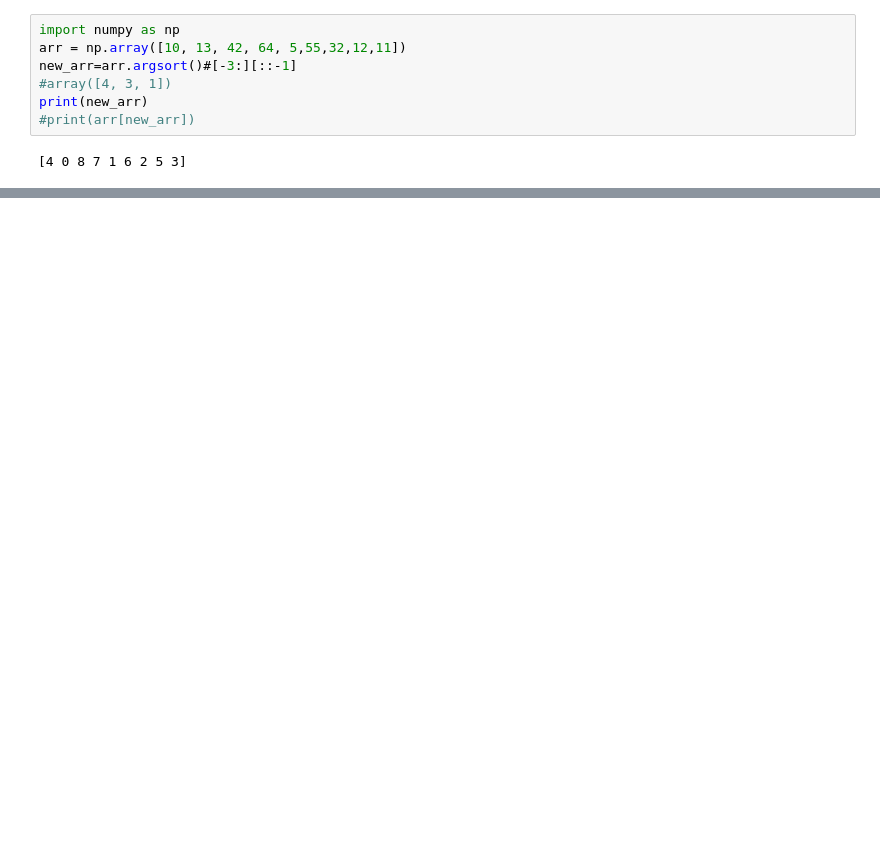
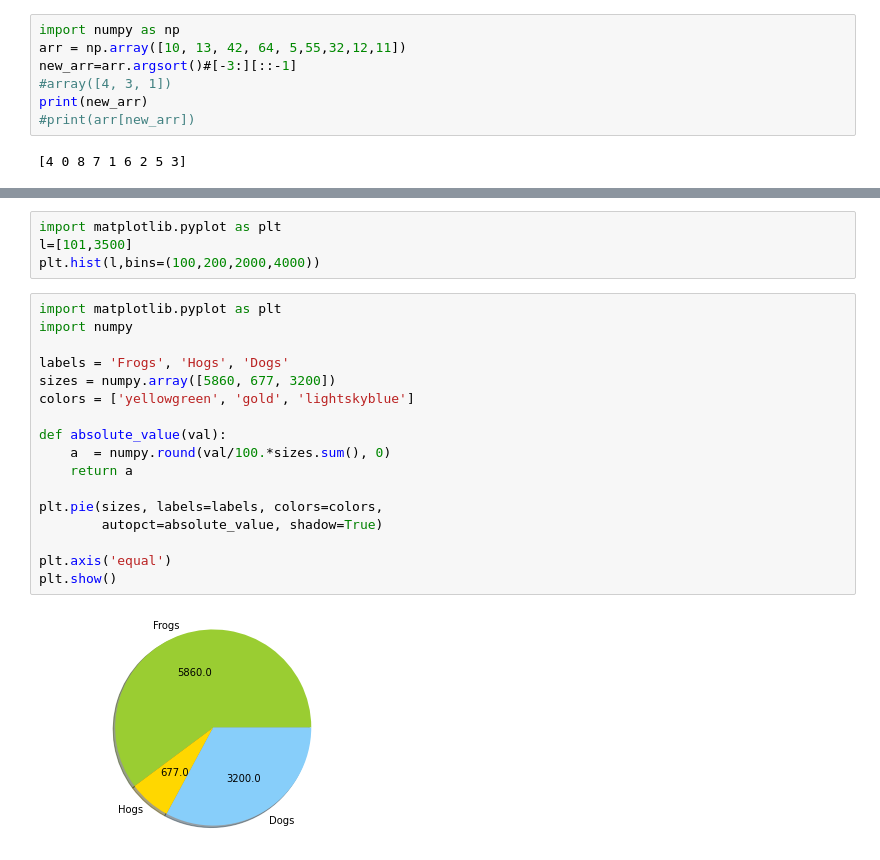
Before and after one commit to gunisha30/DS-and-ML, a Jupyter notebook: eda1.ipynb, the cells around one changed output, grey strips where cells are left out. Drawn from its saved outputs; the diff is of its cells as text; blank space fills up the shorter version.

```diff
--- a/eda1.ipynb
+++ b/eda1.ipynb
@@ -287,0 +314,23 @@ SystemExit: ignored
+# %%
+import matplotlib.pyplot as plt
+l=[101,3500]
+plt.hist(l,bins=(100,200,2000,4000))
+# %%
+import matplotlib.pyplot as plt
+import numpy
+
+labels = 'Frogs', 'Hogs', 'Dogs'
+sizes = numpy.array([5860, 677, 3200])
+colors = ['yellowgreen', 'gold', 'lightskyblue']
+
+def absolute_value(val):
+    a  = numpy.round(val/100.*sizes.sum(), 0)
+    return a
+
+plt.pie(sizes, labels=labels, colors=colors,
+        autopct=absolute_value, shadow=True)
+
+plt.axis('equal')
+plt.show()
+# %% [output]
+[figure, added]
```
Also changed, not shown: parts of 6 cells of this notebook.
